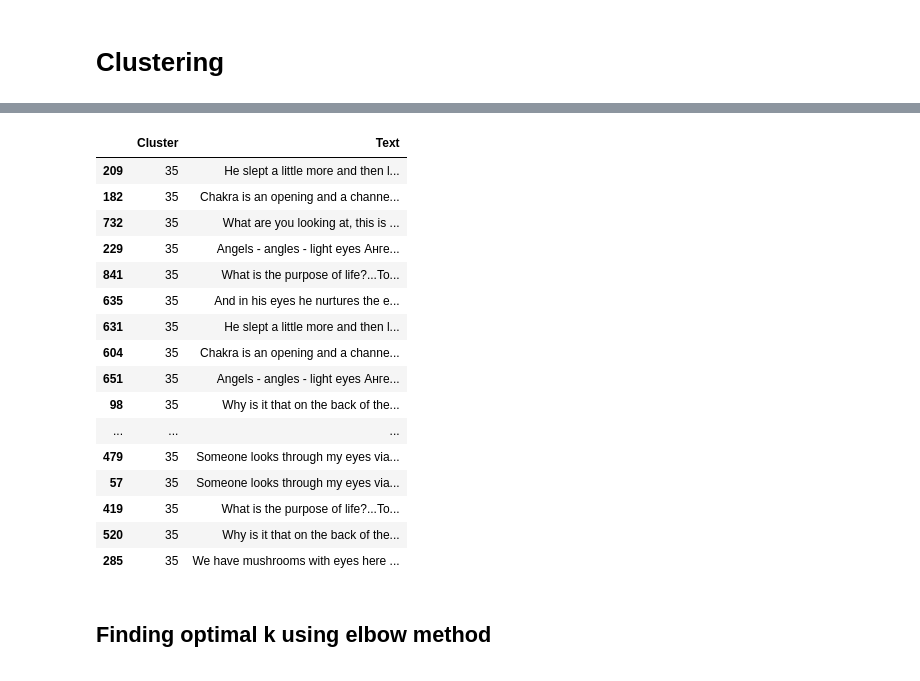
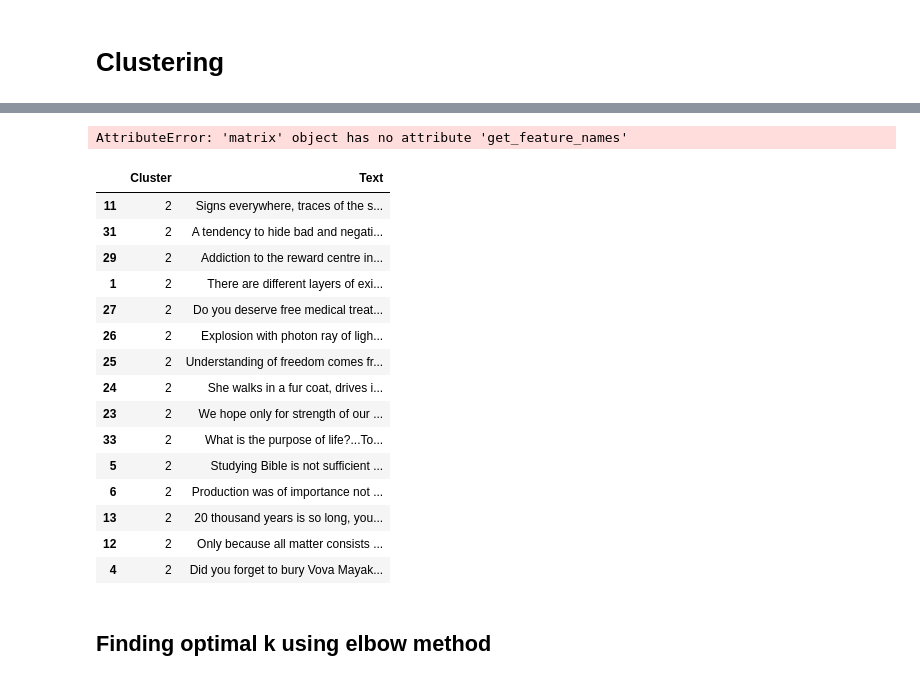
Before and after one commit to kypexin/text-clustering, a Jupyter notebook: text clustering.ipynb, the cells around one changed output, grey strips where cells are left out. Saved outputs shown, nothing was run; the diff lists cells and outputs as text; code cells hidden in the pictures.

```diff
--- a/text clustering.ipynb
+++ b/text clustering.ipynb
@@ -57,7 +57,7 @@ def cluster_texts(texts, clusters=3):
 #                                 min_df=0.5,
                                  lowercase=True)
 
-    tfidf_model = vectorizer.fit_transform(texts).todense()
+    tfidf_model = vectorizer.fit_transform(texts)#.todense()
     km_model = KMeans(n_clusters = clusters, n_jobs = 4)
     km_model.fit(tfidf_model)
 
@@ -71,6 +71,15 @@ def cluster_texts(texts, clusters=3):
 
     df_clusters = pd.DataFrame(rows_list, columns = ['Text', 'Cluster'])
 
+    print("Top terms per cluster:")
+    order_centroids = km_model.cluster_centers_.argsort()[:, ::-1]
+    terms = vectorizer.get_feature_names()
+    for i in range(clusters):
+        print("Cluster %d:" % i),
+        for ind in order_centroids[i, :5]:
+            print(' %s' % terms[ind]),
+        print
+
     # return clustering
     return df_clusters, tfidf_model, km_model
 
@@ -124,8 +133,8 @@ articles = [
 
 fname = "phrases.csv"      # file containing phrases, one per each line
 lineList = []
-min_sentence_length = 10    # minimum length of a sentence to be used in clustering
-num_clusters = 50          # number of clusters to find
+min_sentence_length = 15    # minimum length of a sentence to be used in clustering
+num_clusters = 10          # number of clusters to find
 # %% [markdown]
 # Clustering
 # %%
@@ -177,26 +213,31 @@ res
+# %%
+km.cluster_centers_
+terms = tfidf.get_feature_names()
+terms
+# %% [output]
+AttributeError: 'matrix' object has no attribute 'get_feature_names'
 # %%
 # show single cluster contents by its number
 
-res_clu = res.query('Cluster == 35')
+res_clu = res.query('Cluster == 2')
 res_clu
 # %% [output]
 |  | Cluster | Text |
-| 209 | 35 | He slept a little more and then l... |
-| 182 | 35 | Chakra is an opening and a channe... |
-| 732 | 35 | What are you looking at, this is ... |
-| 229 | 35 | Angels - angles - light eyes Анге... |
-| 841 | 35 | What is the purpose of life?...To... |
-| 635 | 35 | And in his eyes he nurtures the e... |
-| 631 | 35 | He slept a little more and then l... |
-| 604 | 35 | Chakra is an opening and a channe... |
-| 651 | 35 | Angels - angles - light eyes Анге... |
-| 98 | 35 | Why is it that on the back of the... |
-| ... | ... | ... |
-| 479 | 35 | Someone looks through my eyes via... |
-| 57 | 35 | Someone looks through my eyes via... |
-| 419 | 35 | What is the purpose of life?...To... |
-| 520 | 35 | Why is it that on the back of the... |
-| 285 | 35 | We have mushrooms with eyes here ... |
+| 11 | 2 | Signs everywhere, traces of the s... |
+| 31 | 2 | A tendency to hide bad and negati... |
+| 29 | 2 | Addiction to the reward centre in... |
+| 1 | 2 | There are different layers of exi... |
+| 27 | 2 | Do you deserve free medical treat... |
+| 26 | 2 | Explosion with photon ray of ligh... |
+| 25 | 2 | Understanding of freedom comes fr... |
+| 24 | 2 | She walks in a fur coat, drives i... |
+| 23 | 2 | We hope only for strength of our ... |
+| 33 | 2 | What is the purpose of life?...To... |
+| 5 | 2 | Studying Bible is not sufficient ... |
+| 6 | 2 | Production was of importance not ... |
+| 13 | 2 | 20 thousand years is so long, you... |
+| 12 | 2 | Only because all matter consists ... |
+| 4 | 2 | Did you forget to bury Vova Mayak... |
 # %% [markdown]
 ## Finding optimal k using elbow method
 # %%
```
Also changed, not shown: parts of 3 cells of this notebook.
